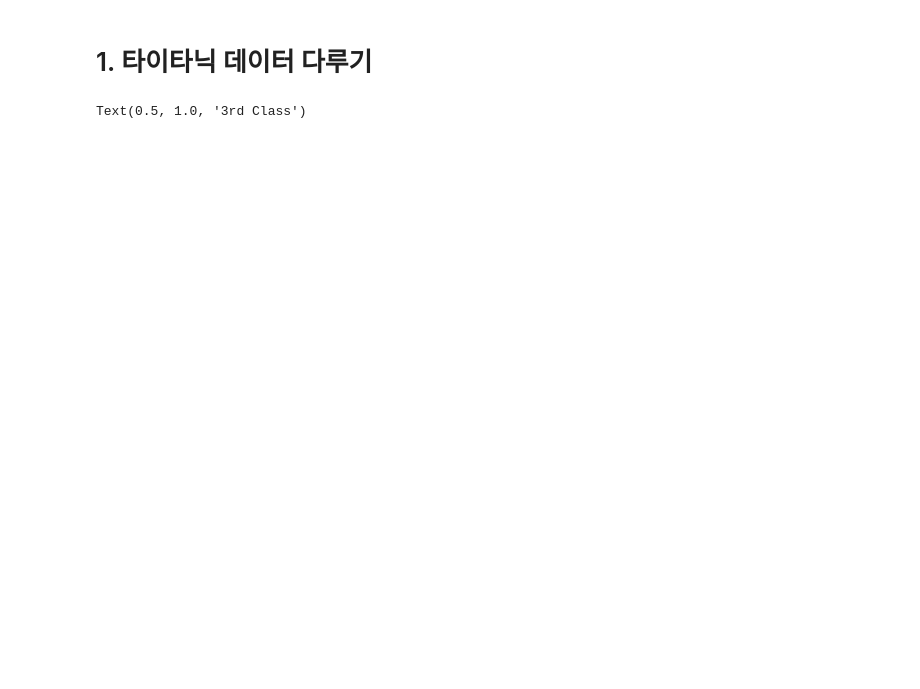
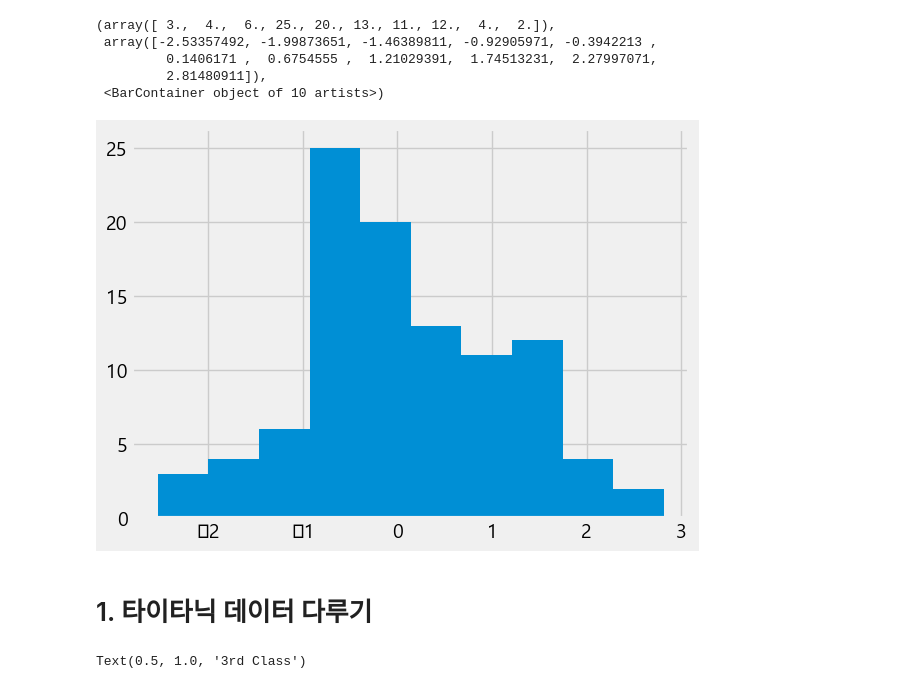
Before and after one commit to minseok06/python, a Jupyter notebook: 11강 ~ 14강 연습.ipynb, the cells around one changed output. Saved outputs shown, nothing was run; the diff lists cells and outputs as text; code cells hidden in the pictures; blank space fills up the shorter version.

```diff
--- a/11강 ~ 14강 연습.ipynb
+++ b/11강 ~ 14강 연습.ipynb
@@ -2,6 +2,15 @@
 import pandas as pd
 import numpy as np
 import matplotlib.pyplot as plt
+# %%
+plt.hist(np.random.randn(100))
+# %% [output]
+(array([ 3.,  4.,  6., 25., 20., 13., 11., 12.,  4.,  2.]),
+ array([-2.53357492, -1.99873651, -1.46389811, -0.92905971, -0.3942213 ,
+         0.1406171 ,  0.6754555 ,  1.21029391,  1.74513231,  2.27997071,
+         2.81480911]),
+ <BarContainer object of 10 artists>)
+[figure, added]
 # %% [markdown]
 # 1. 타이타닉 데이터 다루기
 # %%
```
Also changed, not shown: parts of 9 cells of this notebook.
